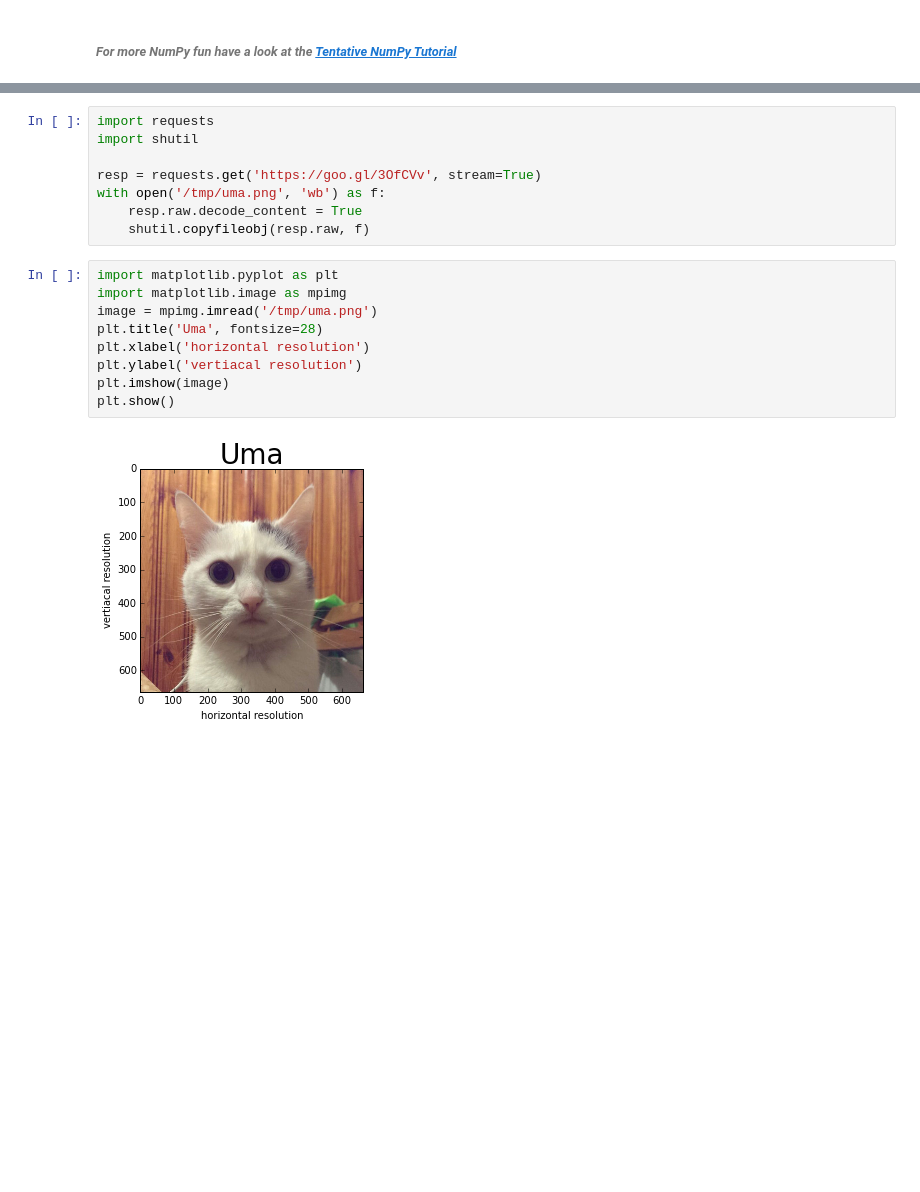
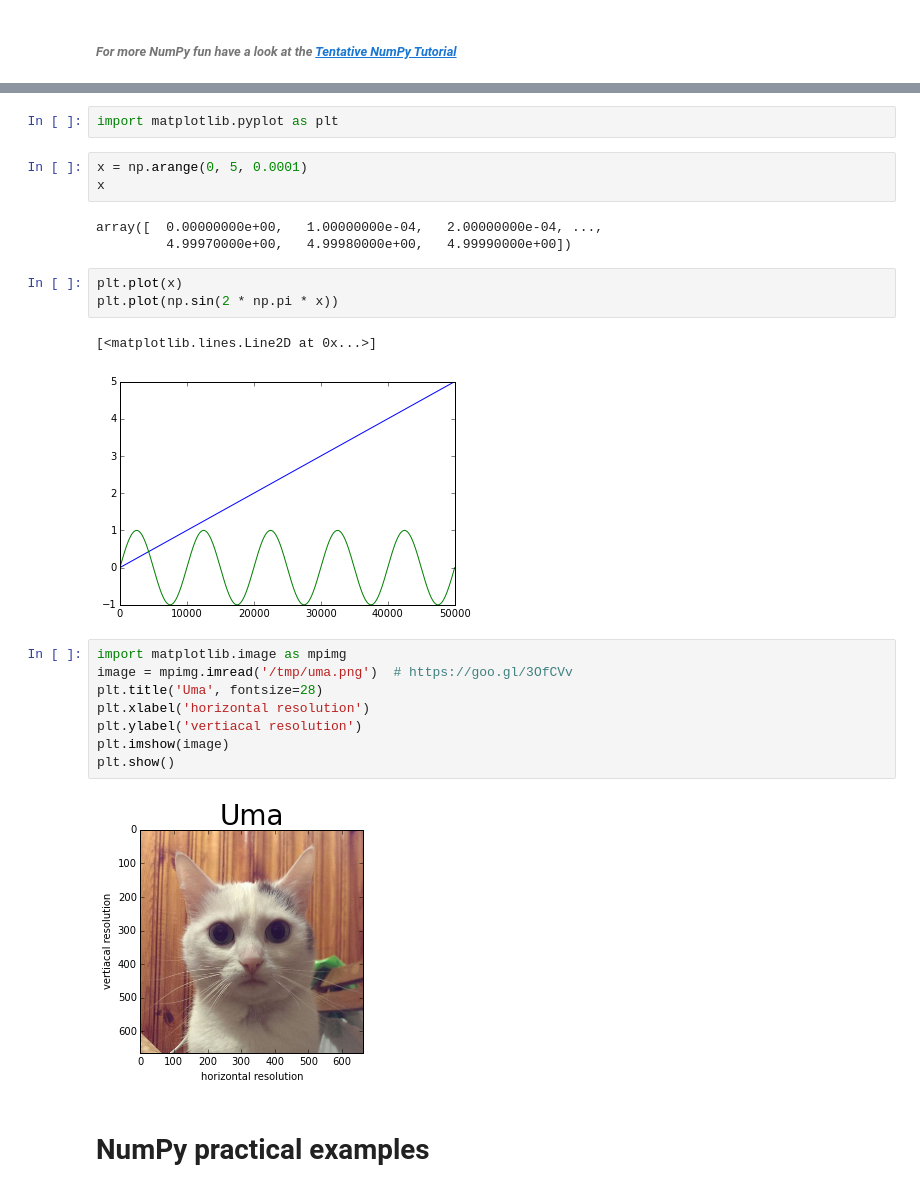
Before and after one commit to Ch00k/jupyter_numpy_overview, a Jupyter notebook: jupyter_numpy_overview.ipynb, the cells around one changed output, grey strips where cells are left out. Drawn from its saved outputs; the diff is of its cells as text; blank space fills up the shorter version.

```diff
--- a/jupyter_numpy_overview.ipynb
+++ b/jupyter_numpy_overview.ipynb
@@ -434,15 +421,20 @@ Requirement already satisfied (use --upgrade to upgrade): pbr>=0.11 in /Users/ay
-# %%
-import requests
-import shutil
-
-resp = requests.get('https://goo.gl/3OfCVv', stream=True)
-with open('/tmp/uma.png', 'wb') as f:
-    resp.raw.decode_content = True
-    shutil.copyfileobj(resp.raw, f)
+# %%
+import matplotlib.pyplot as plt
+# %%
+x = np.arange(0, 5, 0.0001)
+x
+# %% [output]
+array([  0.00000000e+00,   1.00000000e-04,   2.00000000e-04, ...,
+         4.99970000e+00,   4.99980000e+00,   4.99990000e+00])
+# %%
+plt.plot(x)
+plt.plot(np.sin(2 * np.pi * x))
+# %% [output]
+[<matplotlib.lines.Line2D at 0x...>]
+[figure, added]
 # %%
-import matplotlib.pyplot as plt
 import matplotlib.image as mpimg
-image = mpimg.imread('/tmp/uma.png')
+image = mpimg.imread('/tmp/uma.png')  # https://goo.gl/3OfCVv
 plt.title('Uma', fontsize=28)
 plt.xlabel('horizontal resolution')
 plt.ylabel('vertiacal resolution')
@@ -450,3 +442,5 @@ plt.imshow(image)
 plt.show()
 # %% [output]
 [figure]
+# %% [markdown]
+# NumPy practical examples
```
Also changed, not shown: parts of 28 cells of this notebook, 1 other file.
